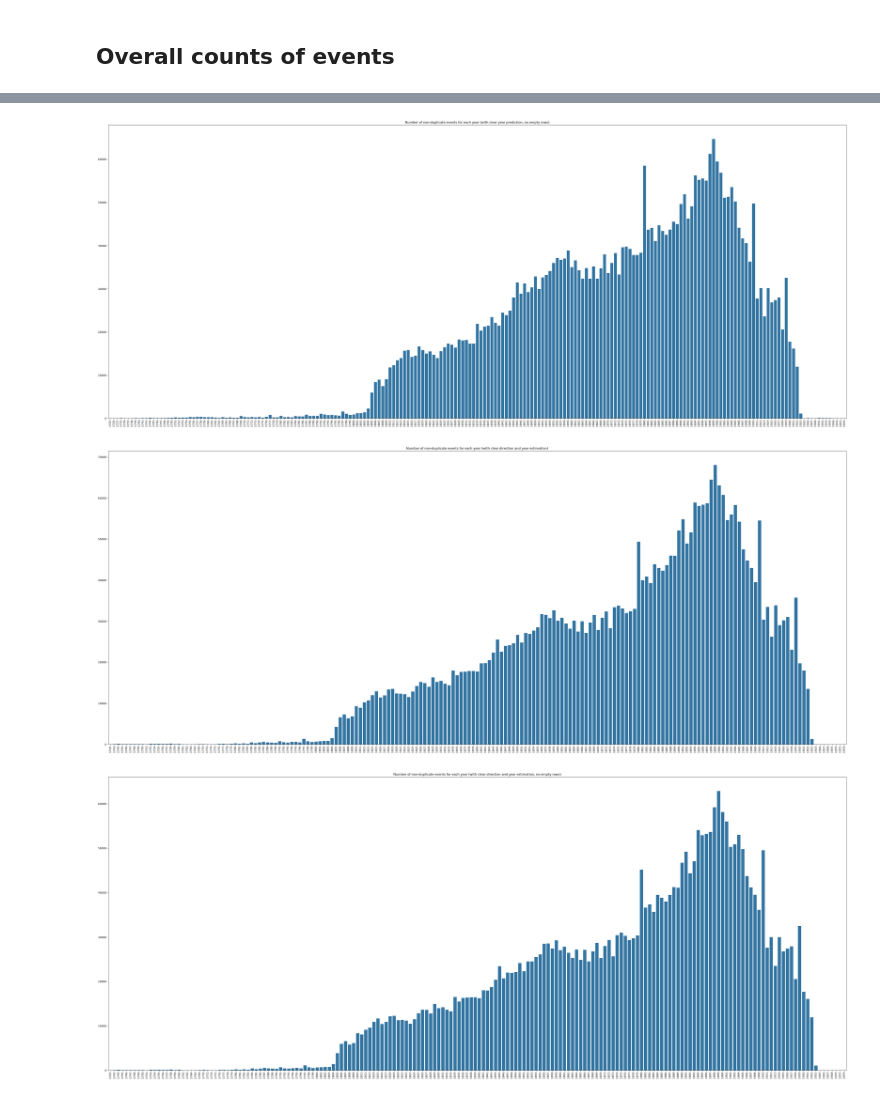
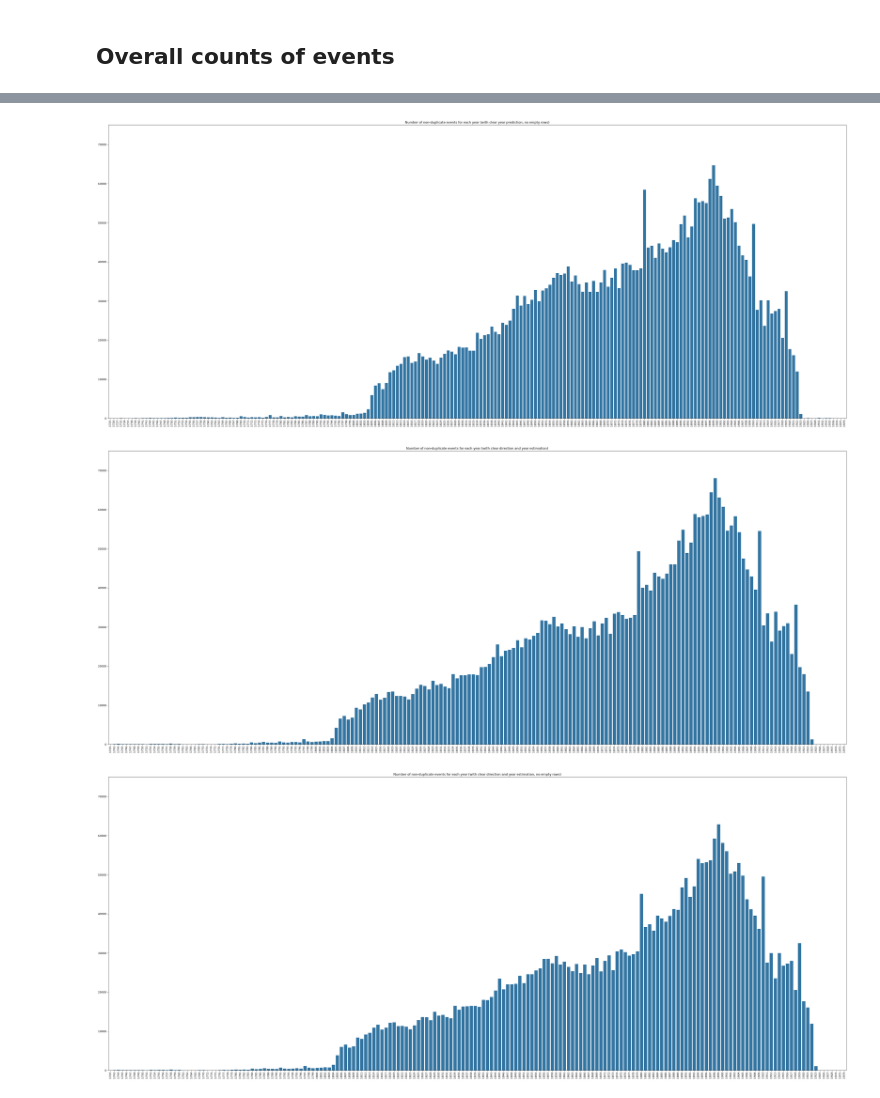
Before and after one commit to TurkuNLP/htr-hiski-alignment, a Jupyter notebook: extracting-migrations-overlap_discovery.ipynb, the cells around one changed output, grey strips where cells are left out. Drawn from its saved outputs; the diff is of its cells as text; code cells hidden in the pictures.

```diff
--- a/extracting-migrations-overlap_discovery.ipynb
+++ b/extracting-migrations-overlap_discovery.ipynb
@@ -48,19 +36,0 @@ OUTPUT_COLUMNS = [
-# %%
-@dataclass(frozen=True)
-class DuplicateConfig:
-    """
-    threshold scale must match the scorer:
-      normalized scorers (e.g. distance.Levenshtein.normalized_similarity) -> 0.0-1.0
-      fuzz.* scorers (e.g. fuzz.ratio, fuzz.token_sort_ratio)              -> 0-100
-
-    dtype: score matrix dtype passed to rapidfuzz.process.cdist.
-    """
-
-    max_year_diff: int = 10
-    correct_year_prediction_bounds: tuple = (1500, 1980)
-    threshold: float = 0.6
-    scorer: Callable = distance.Levenshtein.normalized_similarity
-    max_duplicate_of_entries: int = 3
-    join_char: str = ""
-    n_workers: int = -1
-    dtype: type = np.float32
@@ -830,11 +329,12 @@ sns.barplot(
     x=tuple([x[0] for x in non_duplicates_zero_year_excluded_no_empty_row.items()]),
     y=tuple([x[1] for x in non_duplicates_zero_year_excluded_no_empty_row.items()])
 )
+axs.set_ylim(0, 75000)
 axs.set_title("Number of non-duplicate events for each year (with clear year prediction, no empty rows)")
 axs.set_xticks(axs.get_xticks())
 _ = axs.set_xticklabels(labels=sorted(non_duplicates_zero_year_excluded_no_empty_row.keys()), rotation=90)
 # %% [output]
-[figure, old version]
+[figure, new version]
 # %%
 year_start = min(non_duplicate_events_year_counts_clear_direction.keys())
 year_end = max(non_duplicate_events_year_counts_clear_direction.keys())
@@ -844,22 +344,24 @@ sns.barplot(
     x=tuple([x[0] for x in non_duplicate_events_year_counts_clear_direction.items()]),
     y=tuple([x[1] for x in non_duplicate_events_year_counts_clear_direction.items()])
 )
+axs.set_ylim(0, 75000)
 axs.set_title("Number of non-duplicate events for each year (with clear direction and year estimation)")
 axs.set_xticks(axs.get_xticks())
 _ = axs.set_xticklabels(labels=sorted(non_duplicate_events_year_counts_clear_direction.keys()), rotation=90)
 # %% [output]
-[figure, old version]
+[figure, new version]
 # %%
 year_start = min(non_duplicate_events_year_counts_clear_direction_no_empty_row.keys())
 year_end = max(non_duplicate_events_year_counts_clear_direction_no_empty_row.keys())
 
 fig, axs = plt.subplots(figsize=(50, 20))
 sns.barplot(
     x=tuple([x[0] for x in non_duplicate_events_year_counts_clear_direction_no_empty_row.items()]),
     y=tuple([x[1] for x in non_duplicate_events_year_counts_clear_direction_no_empty_row.items()])
 )
+axs.set_ylim(0, 75000)
 axs.set_title("Number of non-duplicate events for each year (with clear direction and year estimation, no empty rows)")
 axs.set_xticks(axs.get_xticks())
 _ = axs.set_xticklabels(labels=sorted(non_duplicate_events_year_counts_clear_direction_no_empty_row.keys()), rotation=90)
 # %% [output]
-[figure, old version]
+[figure, new version]
```
Also changed, not shown: parts of 21 cells of this notebook, 4 other files.
